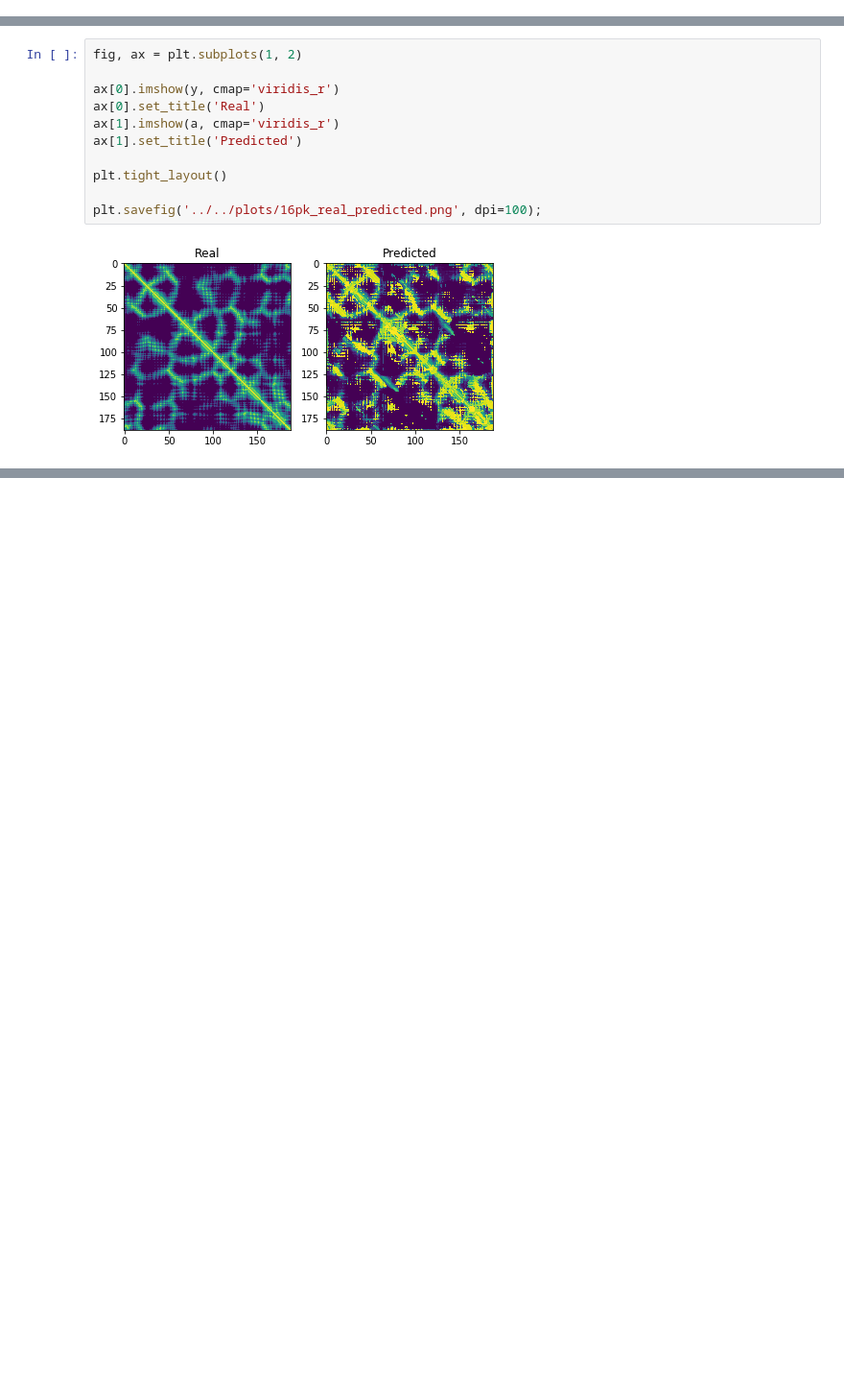
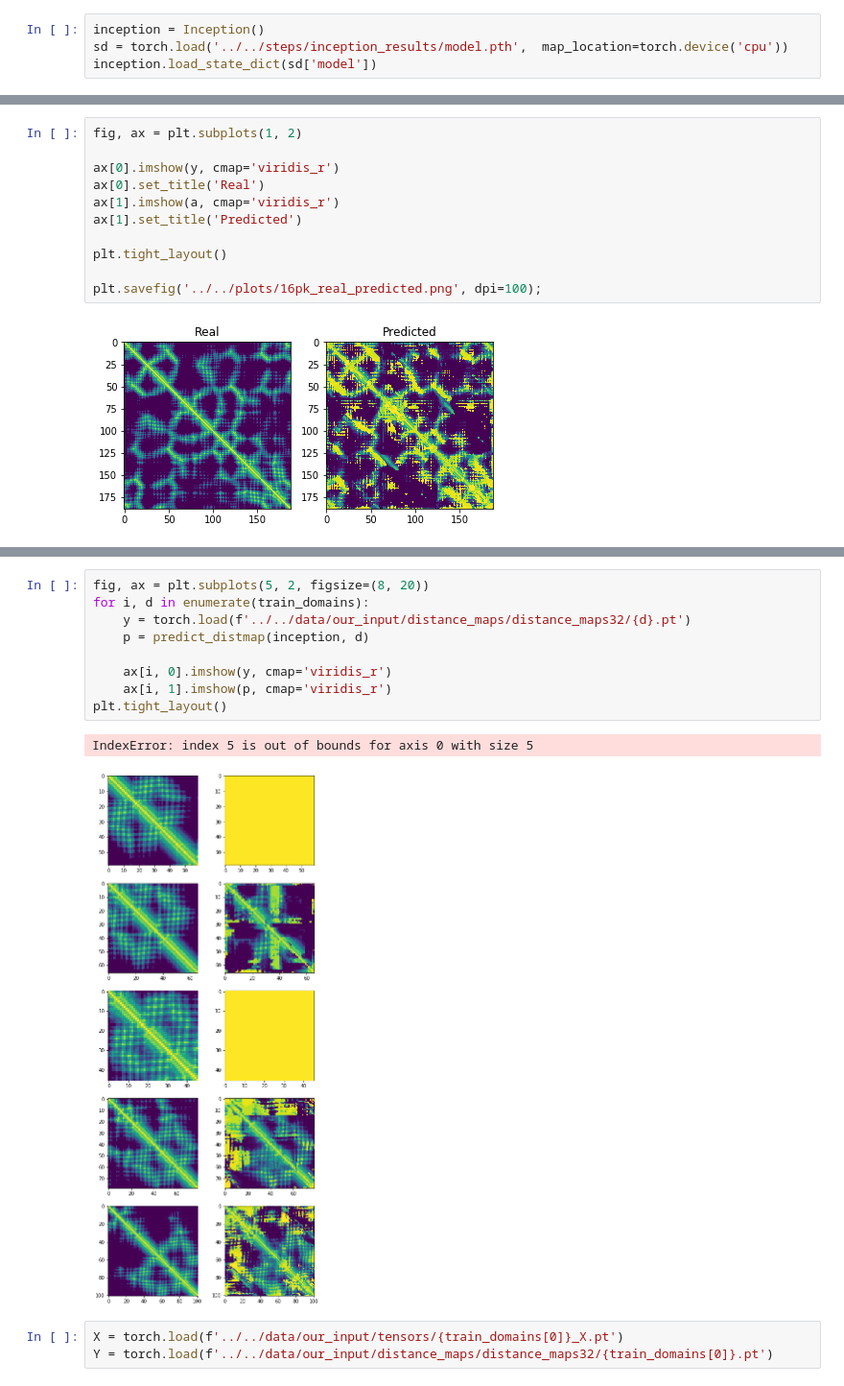
Before and after one commit to andynet/protein_folding, a Jupyter notebook: scripts/modelling_tomas/model_evaluation.ipynb, the cells around one changed output, grey strips where cells are left out. Shown at 96% size. Saved outputs shown, nothing was run; the diff lists cells and outputs as text; blank space fills up the shorter version.

```diff
--- a/scripts/modelling_tomas/model_evaluation.ipynb
+++ b/scripts/modelling_tomas/model_evaluation.ipynb
@@ -11,2 +12,6 @@ model.load_state_dict(sd['model'])
 # %% [output]
 <All keys matched successfully>
+# %%
+inception = Inception()
+sd = torch.load('../../steps/inception_results/model.pth',  map_location=torch.device('cpu'))
+inception.load_state_dict(sd['model'])
@@ -41,0 +83,15 @@ plt.savefig('../../plots/16pk_real_predicted.png', dpi=100);
+# %%
+fig, ax = plt.subplots(5, 2, figsize=(8, 20))
+for i, d in enumerate(train_domains):
+    y = torch.load(f'../../data/our_input/distance_maps/distance_maps32/{d}.pt')
+    p = predict_distmap(inception, d)
+
+    ax[i, 0].imshow(y, cmap='viridis_r')
+    ax[i, 1].imshow(p, cmap='viridis_r')
+plt.tight_layout()
+# %% [output]
+IndexError: index 5 is out of bounds for axis 0 with size 5
+[figure, added]
+# %%
+X = torch.load(f'../../data/our_input/tensors/{train_domains[0]}_X.pt')
+Y = torch.load(f'../../data/our_input/distance_maps/distance_maps32/{train_domains[0]}.pt')
```
Also changed, not shown: parts of 20 cells of this notebook, 24 other files.
